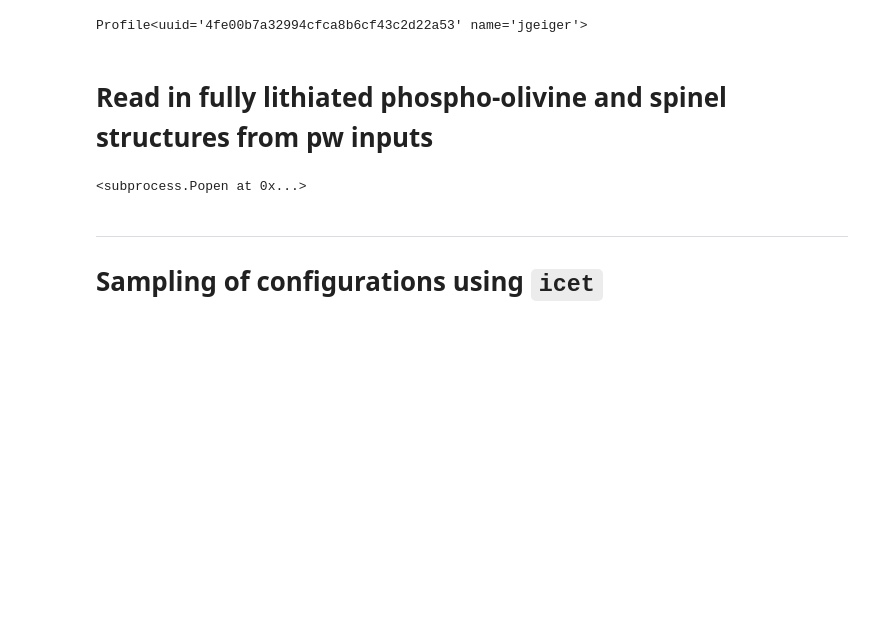
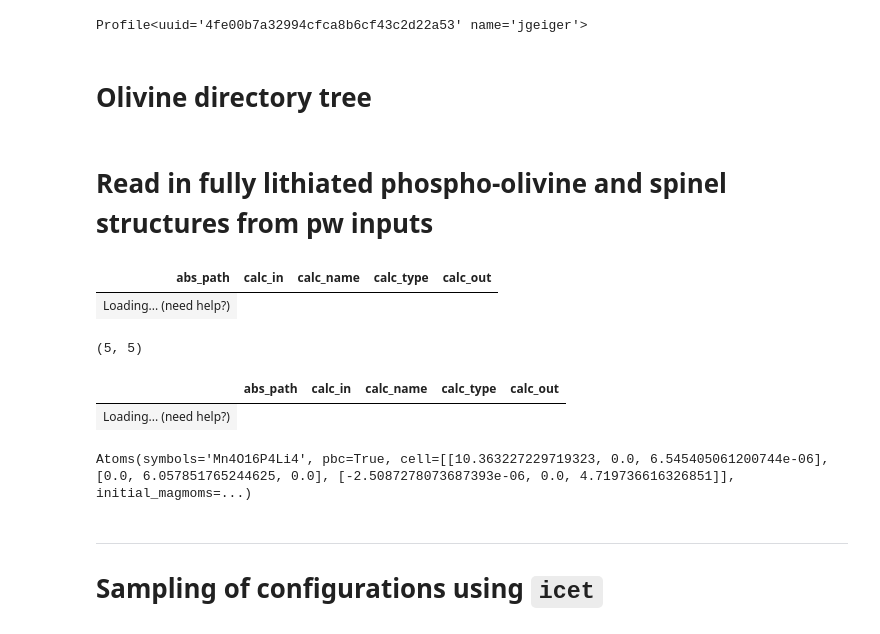
Before and after one commit to GeigerJ2/bat_uv_ml, a Jupyter notebook: code/sampling_tests.ipynb, the cells around one changed output. Cells and saved outputs as stored; diff of their text form; code cells hidden in the pictures; blank space fills up the shorter version.

```diff
--- a/code/sampling_tests.ipynb
+++ b/code/sampling_tests.ipynb
@@ -38,5 +38,12 @@ from ase.build.tools import sort
 from ase.io.cif import read_cif, write_cif
 from ase.io.espresso import read_espresso_in, write_espresso_in
 
-# from itables import init_notebook_mode
-# init_notebook_mode(all_interactive=True)
+from itables import init_notebook_mode, show
+init_notebook_mode(all_interactive=True)
+
+import itables.options as opt
+
+opt.style = "table-layout:auto;width:80%:left"
+opt.columnDefs = [{"className": "dt-left", "targets": "_all"}]
+
+pd.set_option('display.max_colwidth', None)
@@ -44,15 +54,66 @@ from ase.io.espresso import read_espresso_in, write_espresso_in
 load_profile()
 # %% [output]
 Profile<uuid='4fe00b7a32994cfca8b6cf43c2d22a53' name='jgeiger'>
+# %% [markdown]
+# Olivine directory tree
+<!--
+├── Bulk_Li
+├── LixFePO4
+│   ├── Li0.00
+│   ├── Li0.25
+│   ├── Li0.50
+│   ├── Li0.75
+│   └── Li1.00
+├── LixMn0.5Fe0.5PO4
+│   ├── Li0.00
+│   ├── Li0.25
+│   ├── Li0.50
+│   ├── Li0.75
+│   └── Li1.00
+├── LixMnPO4
+│   ├── Li0.00
+│   ├── Li0.25
+│   ├── Li0.50
+│   ├── Li0.75
+│   └── Li1.00
+└── Pseudopotentials
+    ├── PseudoDojo
+    └── SSSP
+-->
 # %% [markdown]
 # Read in fully lithiated phospho-olivine and spinel structures from pw inputs
 # %%
-iurii_olivine_dir = '/home/jgeiger/projects/bat_uv_ml/data/olivines_iurii_unmod/LixMnPO4/Li1.00/DFT_plus_U/1_vcrelax/'
+project_dir = '/home/jgeiger/projects/bat_uv_ml/'
+
+iurii_olivine_dir = '/home/jgeiger/projects/bat_uv_ml/data/olivine_iurii_unmod/LixMnPO4/Li1.00/DFT_plus_U/1_vcrelax/'
 iurii_olivine_file = 'LiMnPO4.vcrelax.1.in'
 iurri_spinel_dir = '/home/jgeiger/projects/bat_uv_ml/data/spinel_iurii_unmod/LixMn2O4/DFT+U/LiMn2O4/1_vcrelax'
 iurii_spinel_file = 'LiMn2O4.vcrelax.1.in'
 
-iurii_pseudo_dir = '/home/jgeiger/projects/bat_uv_ml/data/olivines_iurii/Pseudopotentials/SSSP'
+iurii_pseudo_dir = '/home/jgeiger/projects/bat_uv_ml/data/olivine_iurii/Pseudopotentials/SSSP'
+
+# Read in csv with pandas
+iurii_full_df = pd.read_csv(os.path.join(project_dir, 'data', 'iurii_full_data_df.csv'))
+# %%
+iurii_full_df
+# %% [output]
+| abs_path | calc_in | calc_name | calc_type | calc_out |
+| Loading... (need help?) |
+# %%
+devel_df = iurii_full_df.loc[
+    (iurii_full_df['abs_path'].str.contains('1_vcrelax'))
+ &  (iurii_full_df['abs_path'].str.contains('Li1.00') | iurii_full_df['abs_path'].str.contains('LiMn'))
+ &  (iurii_full_df['calc_in'].str.contains('vcrelax.in') | iurii_full_df['calc_in'].str.contains('vcrelax.1.in'))
+ & ~(iurii_full_df['abs_path'].str.contains('DFT+U+V', regex=False) | iurii_full_df['abs_path'].str.contains('DFT_plus_', regex=False))
+]
+
+
+devel_df.shape
+devel_df
+# %% [output]
+(5, 5)
+|  | abs_path | calc_in | calc_name | calc_type | calc_out |
+| Loading... (need help?) |
 # %%
 
 # ! Much simpler to just do it with ase-convert -> However, not sure if it would also complain about the special Mn and O namings
@@ -72,9 +133,14 @@ olivine_initial_ase = sort(olivine_initial_ase)
 olivine_initial_pmg = AseAtomsAdaptor.get_structure(olivine_initial_ase)
 # %%
 limnpo4 = read_espresso_in(os.path.join(iurii_olivine_dir, iurii_olivine_file))
-view(limnpo4)
+# limnpo4 = limnpo4.center()
+# ase center atoms object
+#
+# view(limnpo4)
+
+pprint(limnpo4)
 # %% [output]
-<subprocess.Popen at 0x...>
+Atoms(symbols='Mn4O16P4Li4', pbc=True, cell=[[10.363227229719323, 0.0, 6.545405061200744e-06], [0.0, 6.057851765244625, 0.0], [-2.5087278073687393e-06, 0.0, 4.719736616326851]], initial_magmoms=...)
 # %% [markdown]
 ***
 # Sampling of configurations using `icet`
```
Also changed, not shown: parts of 1 cell of this notebook, 2 other files.
